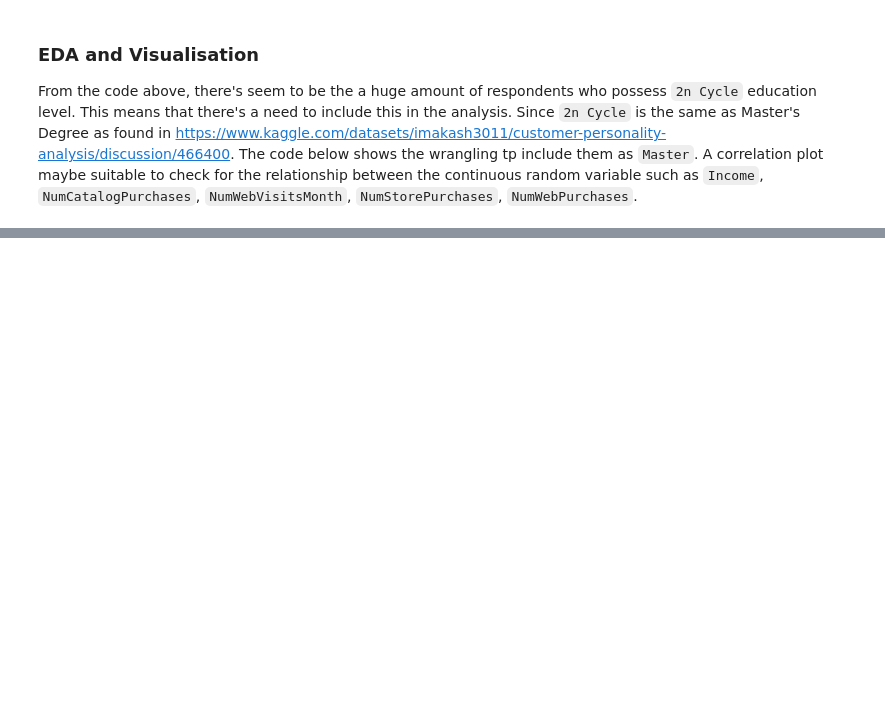
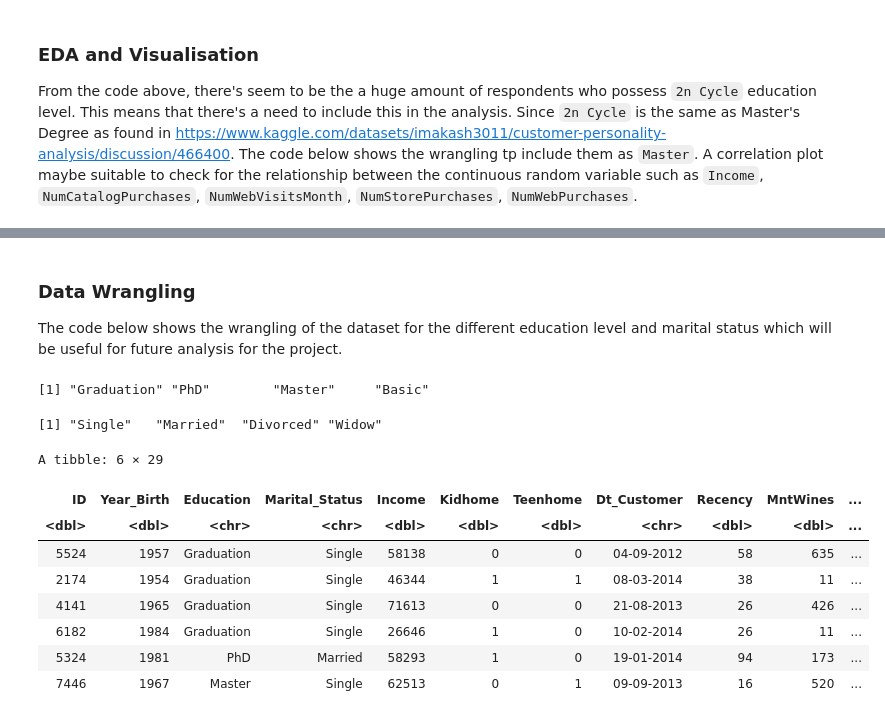
Before and after one commit to DrakenRaptor/STAT301_ProjectGrp26, a Jupyter notebook: Individual Assignment (Project).ipynb, the cells around one changed output, grey strips where cells are left out. Drawn from its saved outputs; the diff is of its cells as text; code cells hidden in the pictures; blank space fills up the shorter version.

```diff
--- a/Individual Assignment (Project).ipynb
+++ b/Individual Assignment (Project).ipynb
@@ -212,10 +208,0 @@ corrplot(cor_matrix, method = "number", addrect = 2)
-# %%
-market_data <- data.frame(
-  Education = factor(c("PhD", "Master", "Bachelor", "PhD", "Bachelor")),
-  Marital_Status = factor(c("Single", "Married", "Single", "Divorced", "Married"))
-)
-
-# Create a mosaic plot
-ggplot(data = market_data) +
-  geom_mosaic(aes(weight = 1, x = product(Education), fill = Marital_Status)) +
-  labs(title = "Mosaic Plot of Education and Marital Status", x = "Education", y = "Marital Status")
@@ -234,0 +211,43 @@ Warning message:
+# %% [markdown]
+### Data Wrangling
+
+The code below shows the wrangling of the dataset for the different education level and marital status which will be useful for future analysis for the project.
+# %%
+
+# Recode '2n Cycle' to 'Master' in the Education column using case_when
+market_data <- market_data %>%
+    mutate(Education = case_when(
+        Education == "2n Cycle" ~ "Master",
+        TRUE ~ Education
+    ))
+
+# Verify the changes
+unique(market_data$Education)
+
+library(dplyr)
+
+# Recode specific values to 'Single' in the Marital_Status column using case_when
+market_data <- market_data %>%
+    mutate(Marital_Status = case_when(
+        Marital_Status %in% c("Absurd", "Alone", "YOLO", "Together") ~ "Single",
+        TRUE ~ Marital_Status
+    ))
+
+# Verify the changes
+unique(market_data$Marital_Status)
+# %% [output]
+[1] "Graduation" "PhD"        "Master"     "Basic"
+[1] "Single"   "Married"  "Divorced" "Widow"
+# %%
+# Cleaned Data
+head(market_data)
+# %% [output]
+A tibble: 6 × 29
+| ID | Year_Birth | Education | Marital_Status | Income | Kidhome | Teenhome | Dt_Customer | Recency | MntWines | ... |
+| <dbl> | <dbl> | <chr> | <chr> | <dbl> | <dbl> | <dbl> | <chr> | <dbl> | <dbl> | ... |
+| 5524 | 1957 | Graduation | Single | 58138 | 0 | 0 | 04-09-2012 | 58 | 635 | ... |
+| 2174 | 1954 | Graduation | Single | 46344 | 1 | 1 | 08-03-2014 | 38 | 11 | ... |
+| 4141 | 1965 | Graduation | Single | 71613 | 0 | 0 | 21-08-2013 | 26 | 426 | ... |
+| 6182 | 1984 | Graduation | Single | 26646 | 1 | 0 | 10-02-2014 | 26 | 11 | ... |
+| 5324 | 1981 | PhD | Married | 58293 | 1 | 0 | 19-01-2014 | 94 | 173 | ... |
+| 7446 | 1967 | Master | Single | 62513 | 0 | 1 | 09-09-2013 | 16 | 520 | ... |
```
Also changed, not shown: parts of 9 cells of this notebook.
